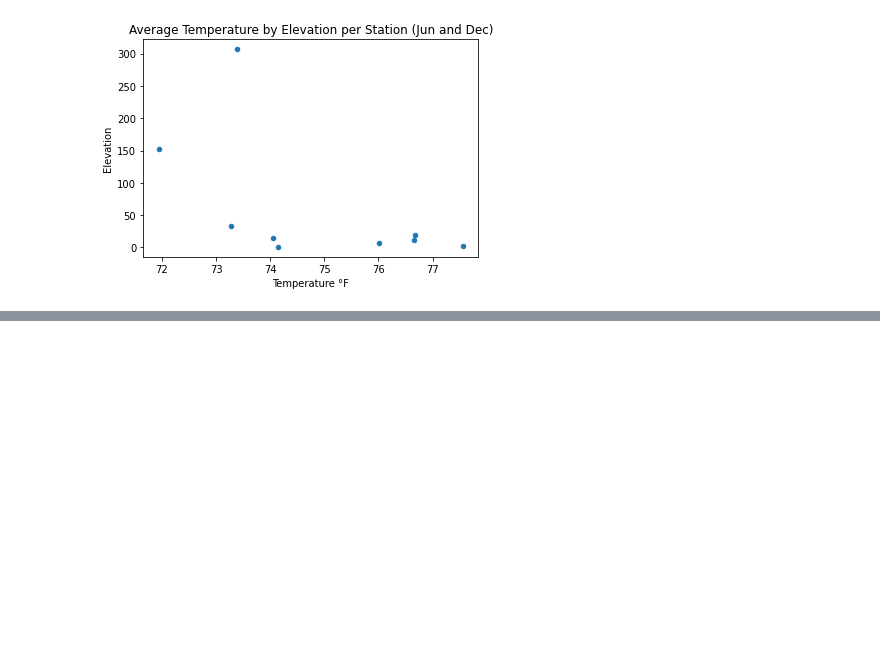
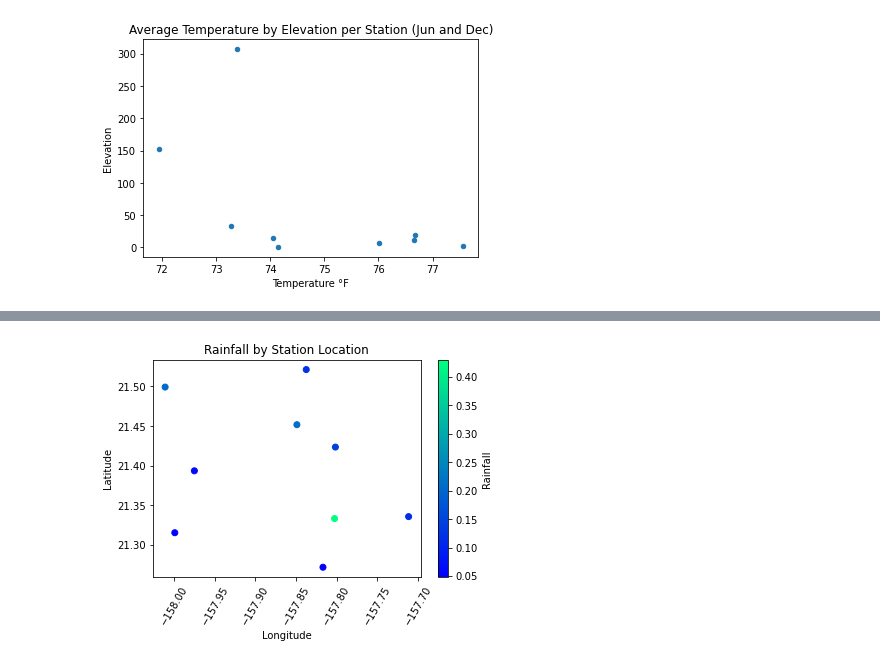
Before and after one commit to jzebker/surfs_up, a Jupyter notebook: SurfsUp_Challenge.ipynb, the cells around one changed output, grey strips where cells are left out. Cells and saved outputs as stored; diff of their text form; code cells hidden in the pictures; blank space fills up the shorter version.

```diff
--- a/SurfsUp_Challenge.ipynb
+++ b/SurfsUp_Challenge.ipynb
@@ -158,0 +188,9 @@ juntempelevdf.plot(kind='scatter',x='Temps',y='Elevation',xlabel='Temperature °
+# %%
+plt.scatter(x=locationsdf['Longitude'],y=locationsdf['Latitude'],c=locationsdf['Rainfall'],cmap='winter')
+plt.colorbar(label = 'Rainfall')
+plt.ylabel('Latitude')
+plt.xlabel('Longitude')
+plt.xticks(rotation=60)
+plt.title('Rainfall by Station Location')
+# %% [output]
+[figure, added]
```
Also changed, not shown: parts of 4 cells of this notebook, 3 other files.
